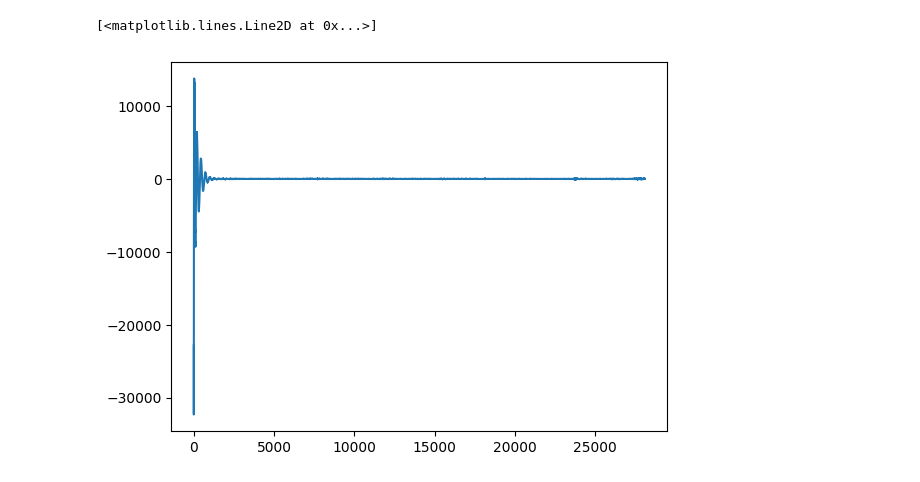
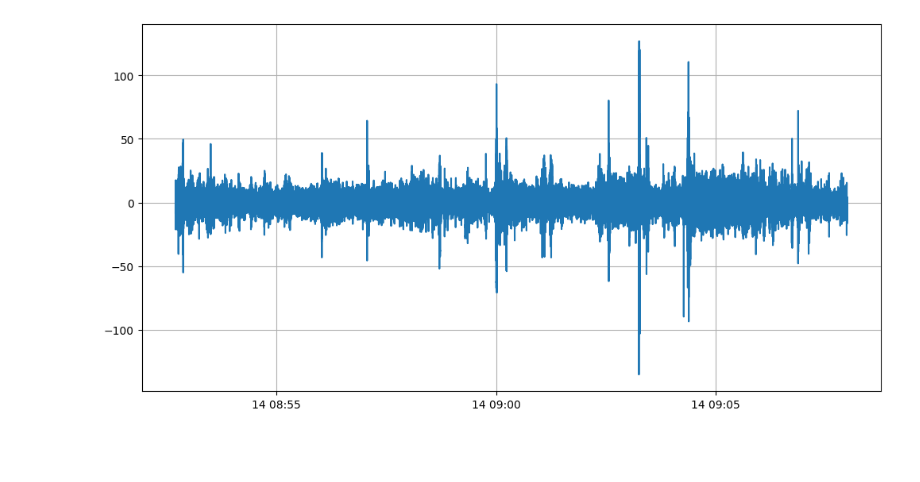
Before and after one commit to Ilaj12Luechinger/neuroscience_brain_interface, a Jupyter notebook: Michi/fourier_test.ipynb, the cells around one changed output. Saved outputs shown, nothing was run; the diff lists cells and outputs as text; code cells hidden in the pictures; blank space fills up the shorter version.

```diff
--- a/Michi/fourier_test.ipynb
+++ b/Michi/fourier_test.ipynb
@@ -36,10 +38,14 @@ sos_hp = signal.iirdesign(
 
 data_filt = signal.sosfilt(sos_notch, data['ch1'], zi=None)
 data_filt = signal.sosfilt(sos_hp, data_filt, zi=None)
-plt.plot(data_filt)
+data_filt = data_filt[2000:]
-# %% [output]
-[<matplotlib.lines.Line2D at 0x...>]
-[figure, removed]
+# %%
+time_dt = pd.to_datetime(data['timestamp'], unit='s').dt.tz_localize('UTC').dt.tz_convert('Europe/Zurich')
+plt.figure(figsize=(12, 6))
+plt.plot(time_dt[2000:], data_filt)
+plt.grid()
+# %% [output]
+[figure, added]
 # %%
 def epoch_signal(x, fs, epoch_sec=2.0):
     L = int(epoch_sec * fs)
```
Also changed, not shown: parts of 7 cells of this notebook, 4 other files.
